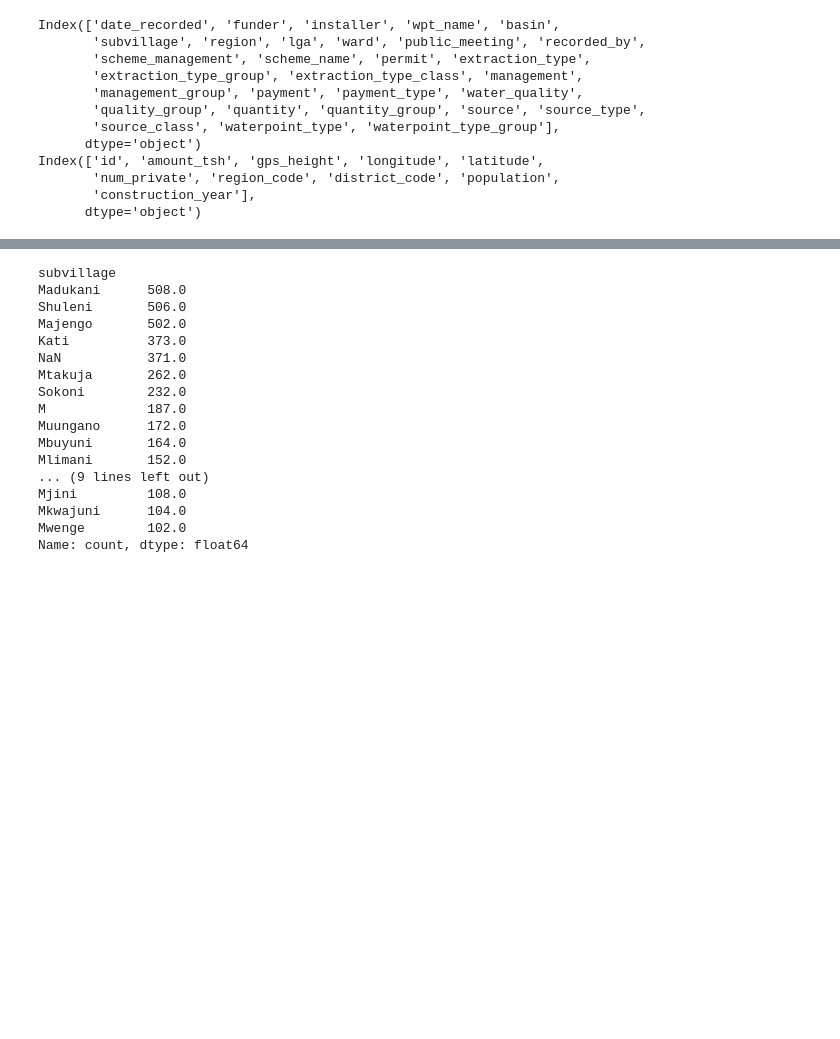
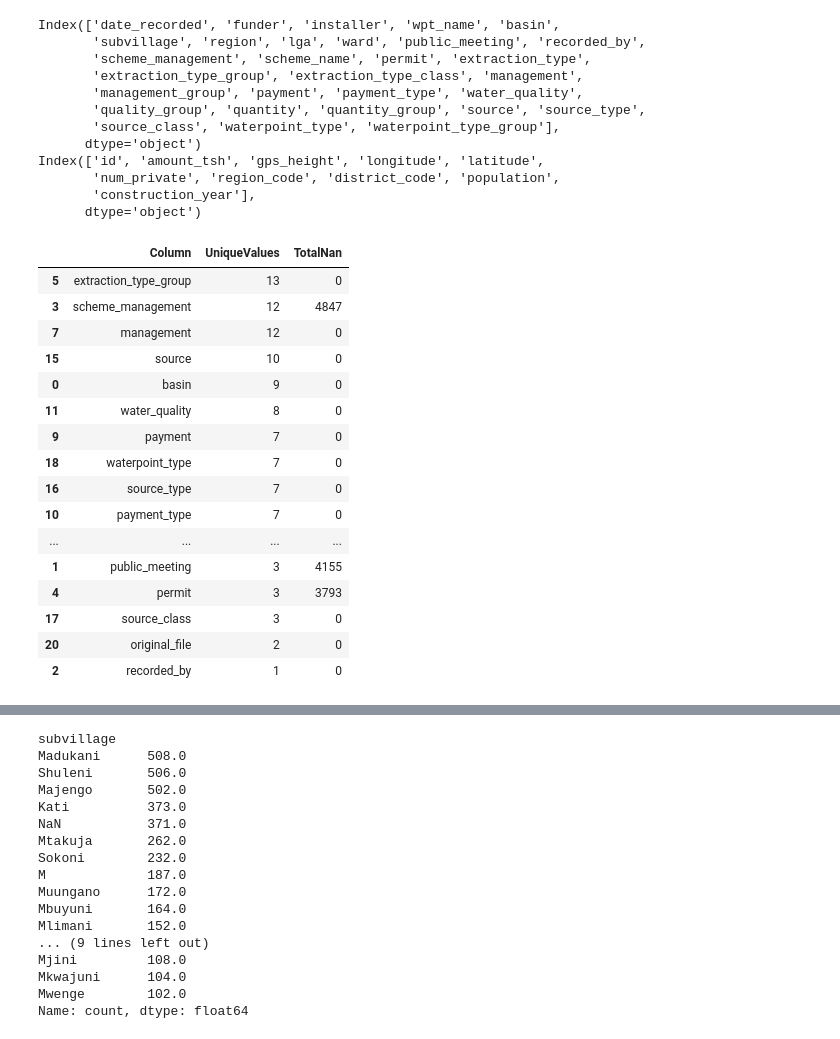
Before and after one commit to ivanrnarvaez/PumpitUp, a Jupyter notebook: PumpitUp.ipynb, the cells around one changed output, grey strips where cells are left out. Drawn from its saved outputs; the diff is of its cells as text; code cells hidden in the pictures; blank space fills up the shorter version.

```diff
--- a/PumpitUp.ipynb
+++ b/PumpitUp.ipynb
@@ -18,11 +52,14 @@ Improve your data and profiling with ydata-sdk, featuring data quality scoring,
 # Inspección de variables
 Cargar los documentos y revisar variables categóricas y numericas
 # %%
-df_pump = pd.read_csv('training_values.csv', delimiter=',')
+df_train = pd.read_csv('training_values.csv', delimiter=',')
 df_label = pd.read_csv('training_labels.csv', delimiter=',')
+df_test = pd.read_csv('Test.csv', delimiter=',')
 
-print(df_pump.shape)
+print(df_train.shape)
 print(df_label.shape)
+print('------')
+print(df_test.shape)
 # %% [output]
 (59400, 40)
 (59400, 2)
@@ -69,3 +163,24 @@ Index(['id', 'amount_tsh', 'gps_height', 'longitude', 'latitude',
        'num_private', 'region_code', 'district_code', 'population',
        'construction_year'],
       dtype='object')
+# %%
+ver_a = check_possible_dummyable_variables(df_pump, 15)
+ver_a.sort_values(by='UniqueValues', ascending=False)
+# %% [output]
+|  | Column | UniqueValues | TotalNan |
+| 5 | extraction_type_group | 13 | 0 |
+| 3 | scheme_management | 12 | 4847 |
+| 7 | management | 12 | 0 |
+| 15 | source | 10 | 0 |
+| 0 | basin | 9 | 0 |
+| 11 | water_quality | 8 | 0 |
+| 9 | payment | 7 | 0 |
+| 18 | waterpoint_type | 7 | 0 |
+| 16 | source_type | 7 | 0 |
+| 10 | payment_type | 7 | 0 |
+| ... | ... | ... | ... |
+| 1 | public_meeting | 3 | 4155 |
+| 4 | permit | 3 | 3793 |
+| 17 | source_class | 3 | 0 |
+| 20 | original_file | 2 | 0 |
+| 2 | recorded_by | 1 | 0 |
```
Also changed, not shown: parts of 23 cells of this notebook.
